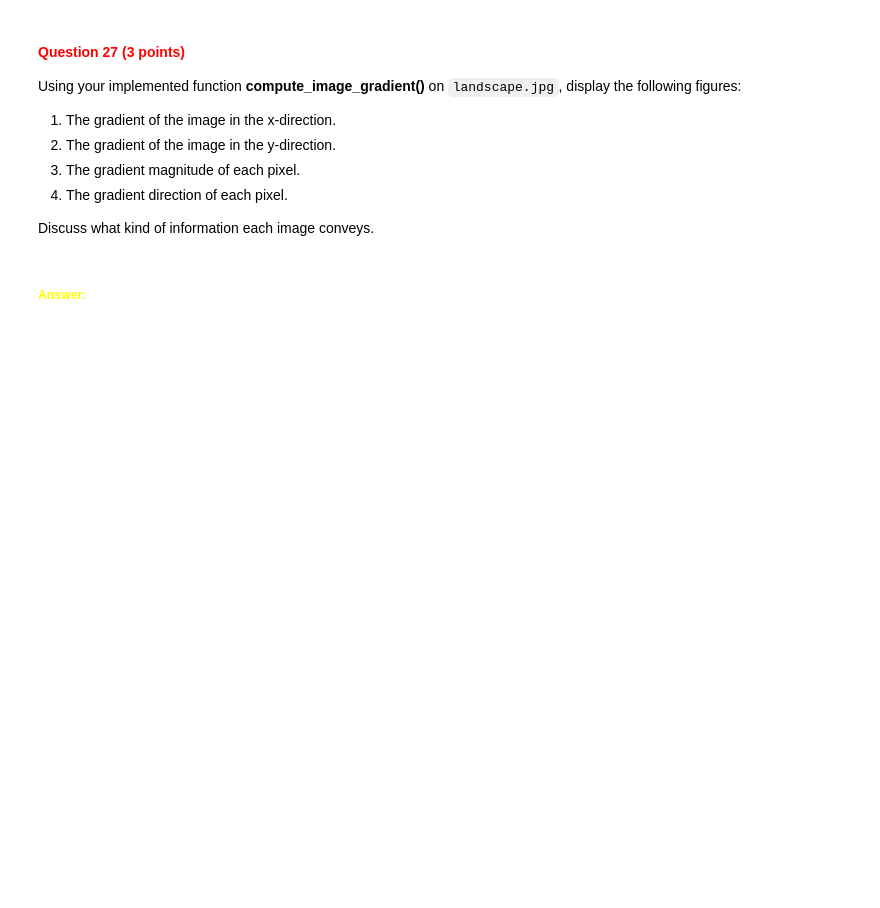
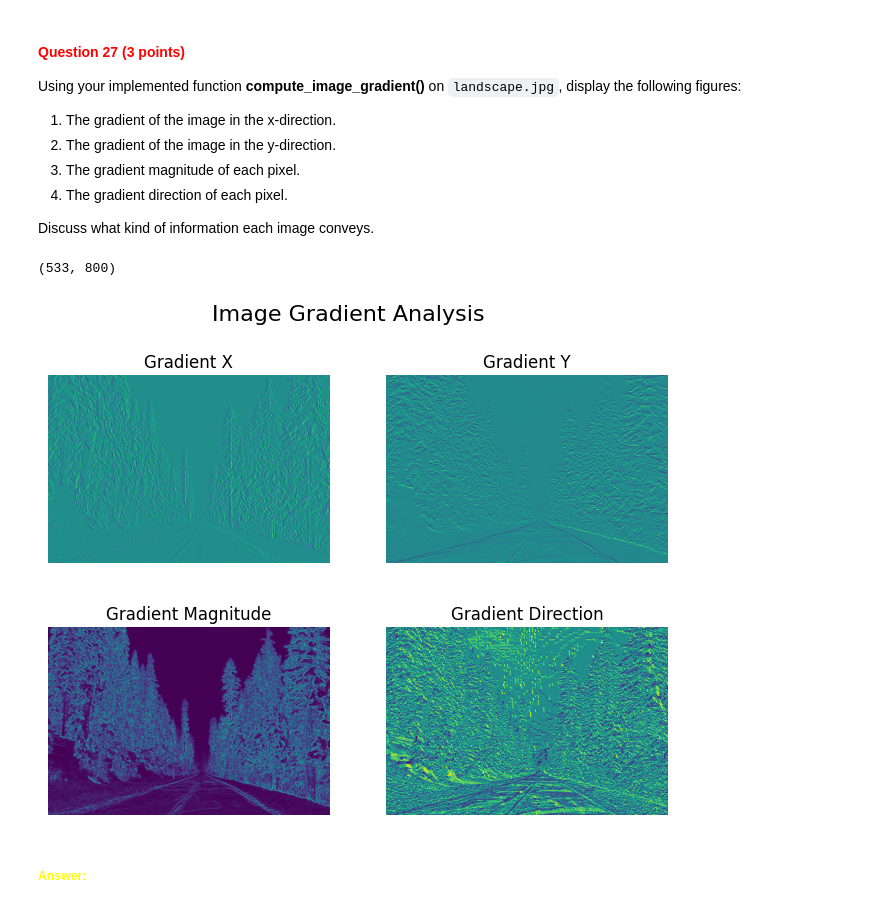
Before and after one commit to izzikampono/cv1-lab-2, a Jupyter notebook: cv1-lab-2.ipynb, the cells around one changed output. Cells and saved outputs as stored; diff of their text form; code cells hidden in the pictures; blank space fills up the shorter version.

```diff
--- a/cv1-lab-2.ipynb
+++ b/cv1-lab-2.ipynb
@@ -855,7 +857,10 @@ def compute_image_gradient(input_image: np.ndarray):
                [0, 0, 0],
                [-1, -2, -1]]
 
-    # YOUR CODE HERE
+    gradient_x = scipy.signal.convolve2d(input_image, sobel_x, mode='same', boundary='symm')
+    gradient_y = scipy.signal.convolve2d(input_image, sobel_y, mode='same', boundary='symm')
+    gradient_magnitude = np.sqrt(gradient_x ** 2 + gradient_y ** 2)
+    gradient_direction = np.arctan2(gradient_y, gradient_x) * 180 / np.pi
 
     return gradient_x, gradient_y, gradient_magnitude, gradient_direction
 # %% [markdown]
@@ -875,3 +878,32 @@ Discuss what kind of information each image conveys.
+# %%
+img = cv2.imread('./images/landscape.jpg', cv2.IMREAD_GRAYSCALE)
+print(img.shape)
+
+gradient_x, gradient_y, gradient_magnitude, gradient_direction = compute_image_gradient(img)
+
+fig, axs = plt.subplots(2, 2, figsize=(8, 6))
+fig.suptitle('Image Gradient Analysis', fontsize=16)
+
+axs[0, 0].imshow(gradient_x)
+axs[0, 0].set_title('Gradient X')
+axs[0, 0].axis('off')
+
+axs[0, 1].imshow(gradient_y)
+axs[0, 1].set_title('Gradient Y')
+axs[0, 1].axis('off')
+
+axs[1, 0].imshow(gradient_magnitude)
+axs[1, 0].set_title('Gradient Magnitude')
+axs[1, 0].axis('off')
+
+axs[1, 1].imshow(gradient_direction)
+axs[1, 1].set_title('Gradient Direction')
+axs[1, 1].axis('off')
+
+plt.show()
+# %% [output]
+(533, 800)
+[figure, added]
 # %% [markdown]
 ##### <font color='yellow'>Answer:</font>
 # %% [markdown]
```
Also changed, not shown: parts of 2 cells of this notebook.
